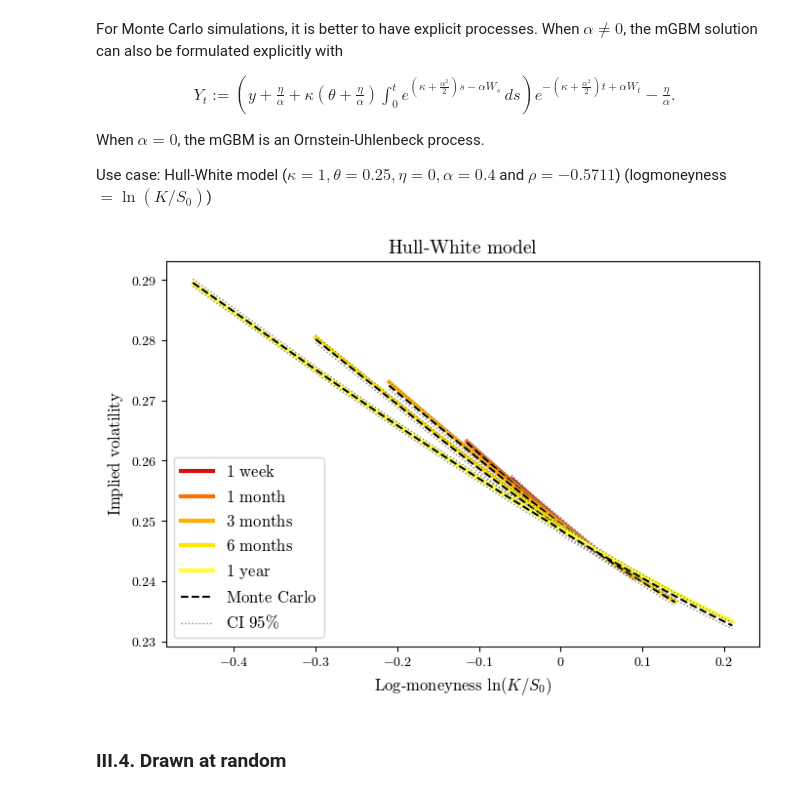
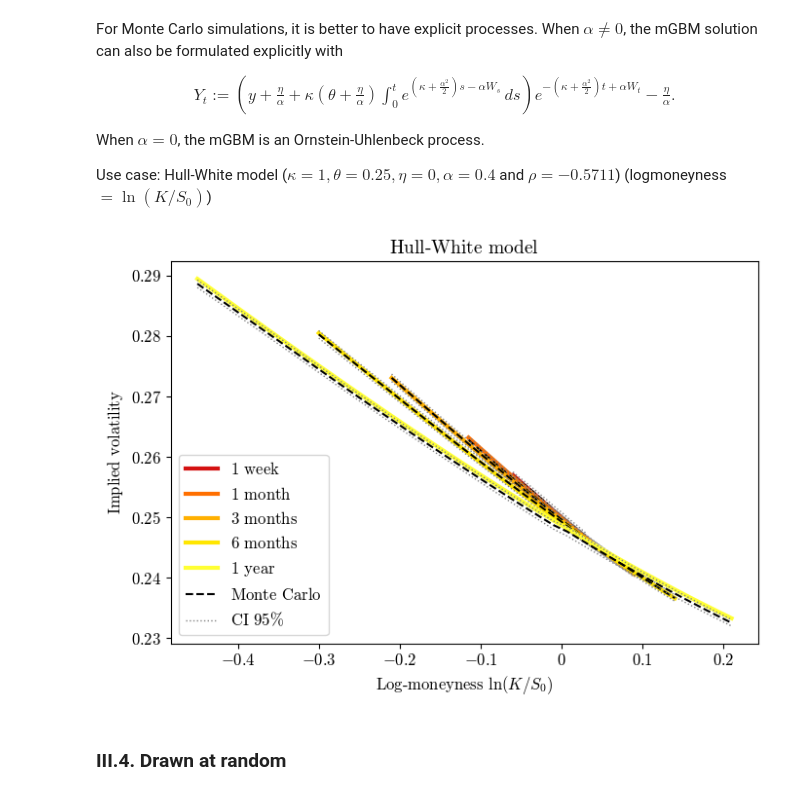
Before and after one commit to FromTheo/signature-volatility-models-pricing-and-hedging-with-Fourier, a Jupyter notebook: fourier_1.ipynb, the cells around one changed output. Cells and saved outputs as stored; diff of their text form; code cells hidden in the pictures.

```diff
--- a/fourier_1.ipynb
+++ b/fourier_1.ipynb
@@ -343,10 +336,14 @@ plt.show()
 # %%
 T_values = [1/52, 1/12, 3/12, 6/12, 1]
 v, kappa, theta, eta, rho = 0.25, 1, 0.25, 0.7, -0.7
-S_0 = K = 1
-N_mc = 500000
+v, kappa, theta, eta, rho = 0.0625, 2, 0.0625, 0.7, -0.7
+x = np.sqrt(v)
+
+S0 = K = 1
+N_mc = 1000000
 n_mc = 252
 Z = simulate_antithetic(N_mc, n_mc, 2)
+U = np.random.uniform(size=(N_mc, n_mc))
 
 logmoneyness_values = [
     np.linspace(-0.06, 0.03, 40),
@@ -359,4 +356,5 @@ L_values = [40, 40, 40, 16, 16]
 M = 4
 n = 100
 
-sigma_CIR, _, _, _ = compute_sigma_CIR(v, kappa, theta, eta, M, verbose=False)
+sigma_CIR_dict = compute_sigma_CIR(x, kappa, theta, eta, M)
+sigma_CIR = dict_to_vector(sigma_CIR_dict, 2, M)
@@ -414,0 +385,24 @@ plt.show()
+# %%
+colors = ["#d41111", "#ff6f00", "#ffb000", "#ffe600", "#ffff33"]
+
+labels = [r"$\text{1 week}$", r"$\text{1 month}$", r"$\text{3 months}$", r"$\text{6 months}$", r"$\text{1 year}$"]
+
+fig, ax = plt.subplots(1, 1, figsize=(7, 5))
+
+for i, T in enumerate(T_values) :
+    ax.plot(logmoneyness_values[i], ivs_sig[i], lw = 3, color = colors[i], label = labels[i])
+    ax.plot(logmoneyness_values[i], ivs_exact[i], color = "black", linestyle = "--", label = fr"$M = {M}$") if i == len(T_values)-1 else ax.plot(logmoneyness_values[i], ivs_exact[i], color = "black", linestyle = "--")
+    ax.plot(logmoneyness_values[i], ivs_lower[i], color = "gray", linestyle = ":", lw = 1)
+    ax.plot(logmoneyness_values[i], ivs_upper[i], color = "gray", linestyle = ":", lw = 1)
+
+ax.set_xlabel(r"$\text{Log-moneyness } \ln(K/S_0)$", fontsize=12)
+ax.set_ylabel(r"$\text{Implied volatility}$", fontsize=12)
+
+ax.xaxis.set_major_formatter(lambda x, _: f"${x:g}$")
+ax.yaxis.set_major_formatter(lambda y, _: f"${y:g}$")
+ax.legend(fontsize=12, loc = "lower left")
+ax.set_title(r"$\text{Heston model}$", fontsize=14)
+ax.tick_params(axis='both', labelsize=12)
+
+plt.tight_layout()
+plt.show()
@@ -461,36 +457,36 @@ ivs_sig = []
 bell = compute_l_mGBM(y, kappa, theta, eta, alpha, M)
 
 for i, T in enumerate(tqdm(T_values)) :
-    u, sigma, sigma_2, projectors, tuples = offline_procedure(bell, x, M, L_values[i], n)
-    sigma_BS_values.append(get_sigma_BS(bell, x, M, L, n, T, rho))
+    u, sigma, sigma_2, projectors, tuples = offline_procedure(bell, y, M, L_values[i], n)
+    sigma_BS_values.append(get_sigma_BS_sig(bell, y, M, L_values[i], n, T, rho))
     psi_sig_values.append(compute_psi_char_func(T, rho, u, sigma, sigma_2, projectors, tuples))
-    ivs_sig.append(compute_IV_Sig(logmoneyness_values[i], T, S_0, psi_sig_values[i], sigma_BS_values[i]))
+    ivs_sig.append(compute_IV_sig(logmoneyness_values[i], T, S_0, psi_sig_values[i], sigma_BS_values[i]))
 # %%
 colors = ["#d41111", "#ff6f00", "#ffb000", "#ffe600", "#ffff33"]
 
 labels = [r"$\text{1 week}$", r"$\text{1 month}$", r"$\text{3 months}$", r"$\text{6 months}$", r"$\text{1 year}$"]
 
 fig, ax = plt.subplots(1, 1, figsize=(7, 5))
 
 for i, T in enumerate(T_values) :
     ax.plot(logmoneyness_values[i], ivs_sig[i], lw=3, color = colors[i], label = labels[i])
     ax.plot(logmoneyness_values[i], ivs_mid[i], color = "black", linestyle ="--") if i < len(T_values)-1 else ax.plot(logmoneyness_values[i], ivs_mid[i], color = "black", linestyle ="--", label = r"$\text{Monte Carlo}$")
     ax.plot(logmoneyness_values[i], ivs_lower[i], color = "gray", linestyle =":", lw = 1) if i < len(T_values)-1 else ax.plot(logmoneyness_values[i], ivs_lower[i], color = "gray", linestyle =":", lw = 1, label = r"$\text{CI } 95\%$")
     ax.plot(logmoneyness_values[i], ivs_upper[i], color = "gray", linestyle =":", lw = 1)
 
 ax.set_xlabel(r"$\text{Log-moneyness } \ln(K/S_0)$", fontsize=12)
 ax.set_ylabel(r"$\text{Implied volatility}$", fontsize=12)
 
 ax.xaxis.set_major_formatter(lambda x, _: f"${x:g}$")
 ax.yaxis.set_major_formatter(lambda y, _: f"${y:g}$")
 ax.legend(fontsize=12, loc = "lower left")
-
 ax.set_title(r"$\text{Hull-White model}$", fontsize=14)
+ax.tick_params(axis='both', labelsize=12)
 
 plt.tight_layout()
 plt.show()
 # %% [output]
-[figure, old version]
+[figure, new version]
 # %% [markdown]
 ### III.4. Drawn at random
 # %% [markdown]
```
Also changed, not shown: parts of 52 cells of this notebook.
